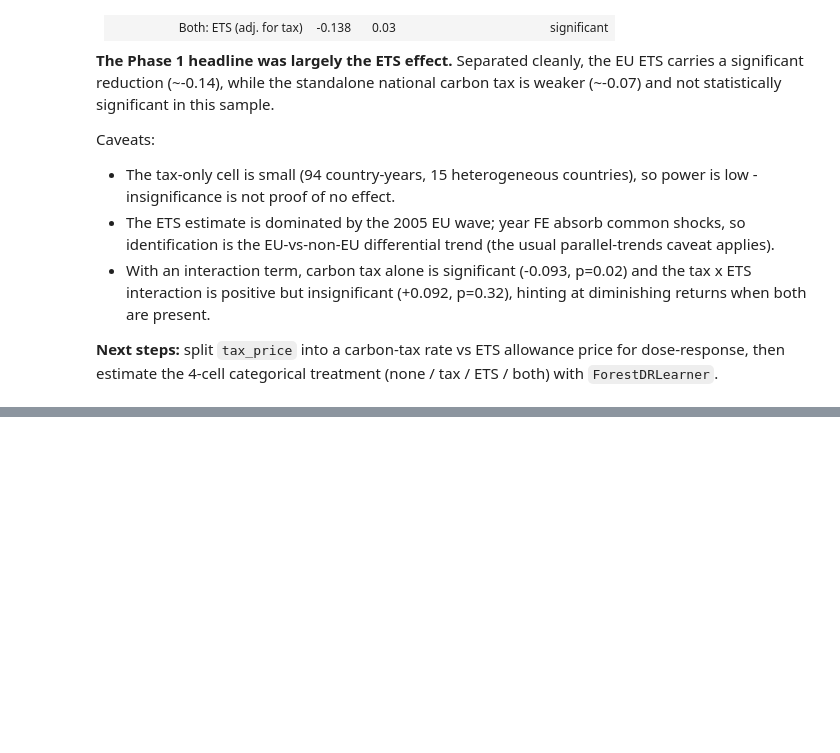
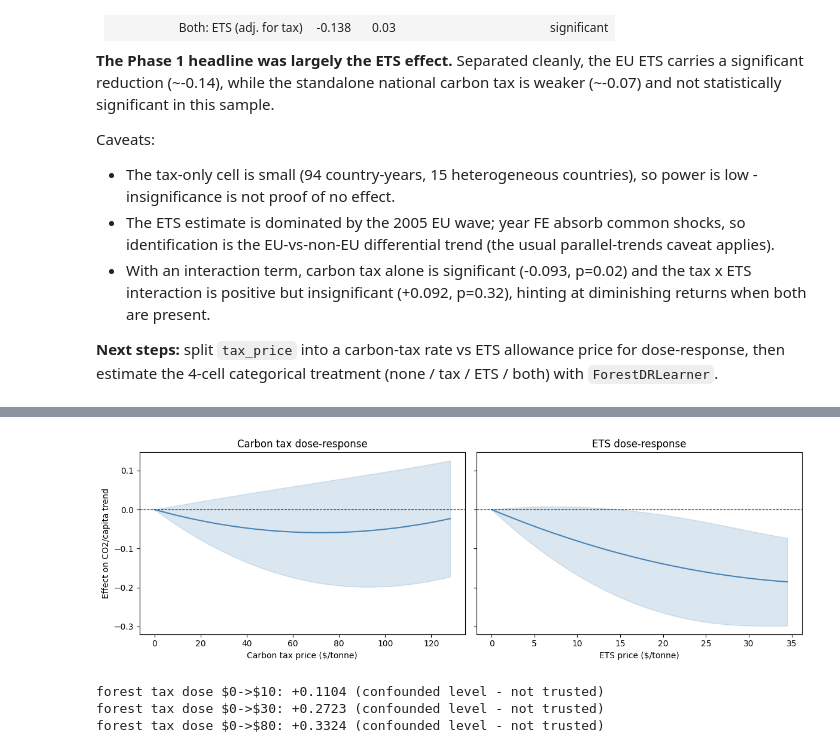
Before and after one commit to WillNoon/CarbonTaxModellingAndRecommendation, a Jupyter notebook: notebooks/phase2_multipolicy.ipynb, the cells around one changed output, grey strips where cells are left out. Cells and saved outputs as stored; diff of their text form; code cells hidden in the pictures; blank space fills up the shorter version.

Commit message:
feat: add carbon tax vs ETS dose-response analysis

```diff
--- a/notebooks/phase2_multipolicy.ipynb
+++ b/notebooks/phase2_multipolicy.ipynb
@@ -109,0 +114,12 @@ Caveats:
+# %%
+# Parametric dose-response (country + year FE, clustered SEs)
+dose = {}
+for price in ['tax_price_only', 'ets_price_only']:
+    m_lin = fit(f"{y} ~ {price} {fe}")
+    m_quad = fit(f"{y} ~ {price} + I({price}**2) {fe}")
+    dose[price] = m_quad
+    sq = f'I({price} ** 2)'
+    print(f"{price}:")
+    print(f"  linear:    {m_lin.params[price]:+.5f} per $/t  (p={m_lin.pvalues[price]:.3f})")
+    print(f"  quadratic: {m_quad.params[price]:+.5f} (p={m_quad.pvalues[price]:.3f}), "
+          f"sq {m_quad.params[sq]:+.6f} (p={m_quad.pvalues[sq]:.3f})\n")
@@ -109,0 +134,51 @@ Caveats:
+# %%
+# Dose-response curves with delta-method 95% CI
+fig, axes = plt.subplots(1, 2, figsize=(12, 4), sharey=True)
+for ax, price, title in zip(axes, ['tax_price_only', 'ets_price_only'],
+                            ['Carbon tax', 'ETS']):
+    m = dose[price]
+    sq = f'I({price} ** 2)'
+    grid = np.linspace(0, d.loc[d[price] > 0, price].quantile(0.95), 60)
+    b1, b2 = m.params[price], m.params[sq]
+    cov = m.cov_params()
+    eff = b1 * grid + b2 * grid**2
+    var = (grid**2 * cov.loc[price, price] + grid**4 * cov.loc[sq, sq]
+           + 2 * grid**3 * cov.loc[price, sq])
+    se = np.sqrt(var)
+    ax.plot(grid, eff, color='steelblue')
+    ax.fill_between(grid, eff - 1.96 * se, eff + 1.96 * se, alpha=0.2, color='steelblue')
+    ax.axhline(0, color='black', linewidth=0.8, linestyle='--')
+    ax.set_xlabel(f'{title} price ($/tonne)')
+    ax.set_title(f'{title} dose-response')
+axes[0].set_ylabel('Effect on CO2/capita trend')
+plt.tight_layout()
+plt.savefig('../outputs/dose_response.png', dpi=150, bbox_inches='tight')
+plt.show()
+# %% [output]
+[figure, added]
+# %%
+# Secondary: CausalForestDML continuous-treatment dose-response (skill rule 6).
+# Caveat: no country FE -> level confounded (comes out wrong-signed), as in the effects library.
+from econml.dml import CausalForestDML
+from sklearn.ensemble import RandomForestRegressor
+from sklearn.preprocessing import PolynomialFeatures
+
+W_cf = ['log_gdp', 'log_population', 'natural_resource_rents_per_gdp', 'years_since_tax']
+X_cf = ['implementation_capacity_z', 'fossil_pct_filled']
+cf = df.dropna(subset=[y, 'tax_price_only']).copy()
+for c in W_cf + X_cf:
+    cf[c] = cf[c].fillna(cf[c].median())
+
+est = CausalForestDML(
+    model_y=RandomForestRegressor(n_estimators=100, min_samples_leaf=30, random_state=42),
+    model_t=RandomForestRegressor(n_estimators=100, min_samples_leaf=30, random_state=42),
+    treatment_featurizer=PolynomialFeatures(degree=2, include_bias=False),
+    n_estimators=300, min_samples_leaf=50, max_depth=4, random_state=42)
+est.fit(cf[y].values, cf[['tax_price_only']].values, X=cf[X_cf].values, W=cf[W_cf].values)
+for p in [10, 30, 80]:
+    print(f"forest tax dose $0->${p}: {est.effect(cf[X_cf].values, T0=0, T1=p).mean():+.4f} "
+          f"(confounded level - not trusted)")
+# %% [output]
+forest tax dose $0->$10: +0.1104 (confounded level - not trusted)
+forest tax dose $0->$30: +0.2723 (confounded level - not trusted)
+forest tax dose $0->$80: +0.3324 (confounded level - not trusted)
```
Also changed, not shown: parts of 3 cells of this notebook, 1 other file.
